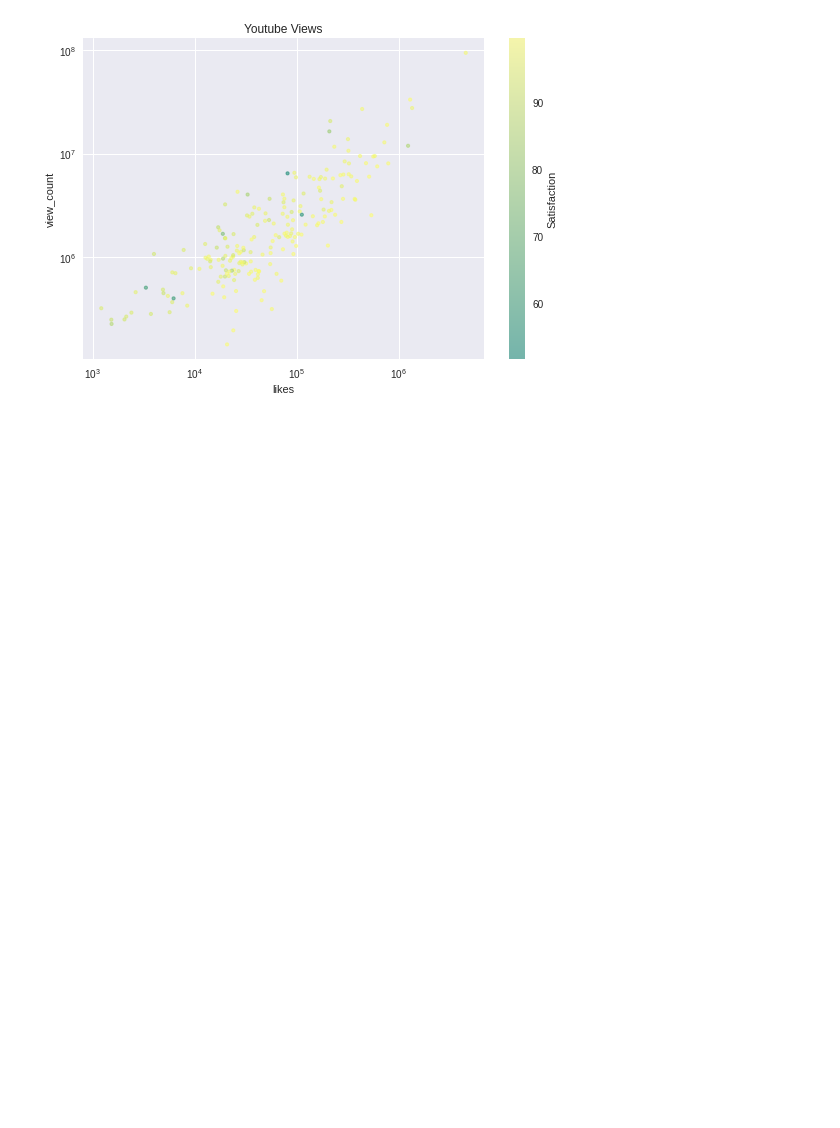
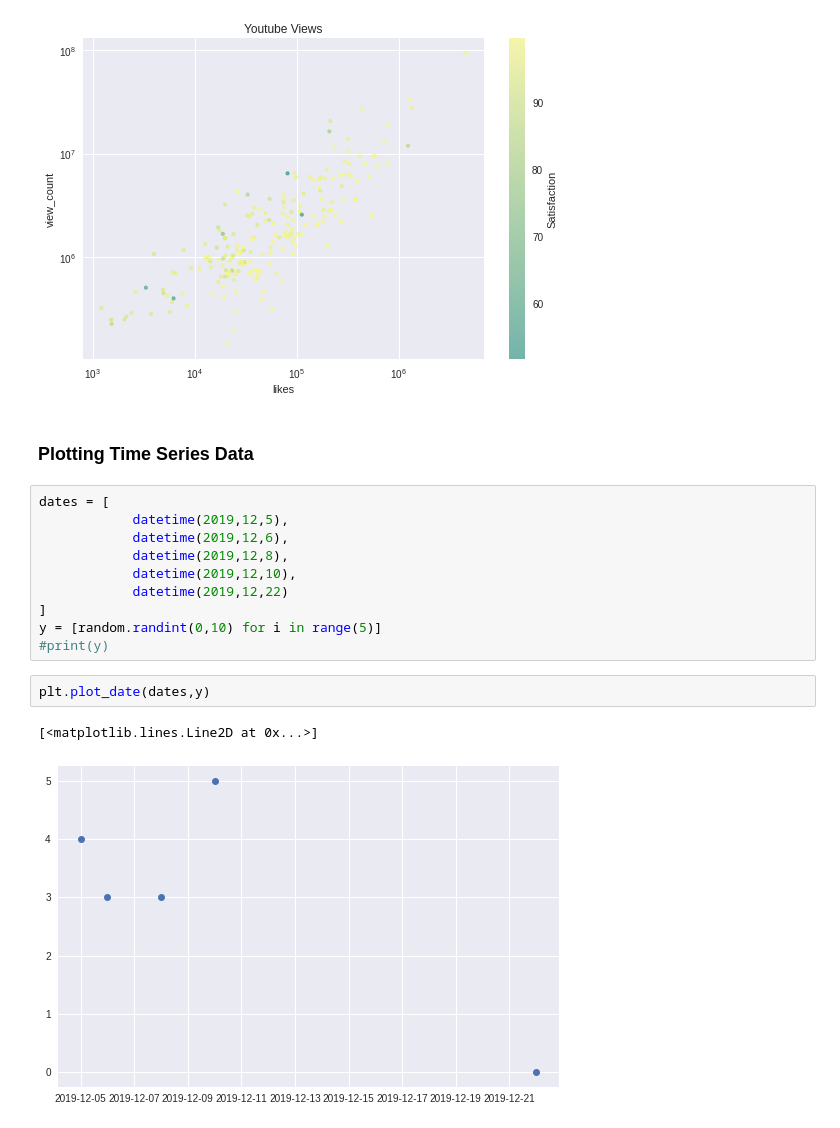
Before and after one commit to nofile000/Deep-Learning-Prerequisites-The-Numpy-Stack-in-Python-V2-, a Jupyter notebook: Matplotlib.ipynb, the cells around one changed output. Drawn from its saved outputs; the diff is of its cells as text; blank space fills up the shorter version.

Commit message:
finishing matplot lib, included subplots,live data

```diff
--- a/Matplotlib.ipynb
+++ b/Matplotlib.ipynb
@@ -309,3 +314,20 @@ cbar = plt.colorbar()
 cbar.set_label('Satisfaction')
 # %% [output]
 [figure]
+# %% [markdown]
+### Plotting Time Series Data
+# %%
+dates = [
+            datetime(2019,12,5),
+            datetime(2019,12,6),
+            datetime(2019,12,8),
+            datetime(2019,12,10),
+            datetime(2019,12,22)
+]
+y = [random.randint(0,10) for i in range(5)]
+#print(y)
+# %%
+plt.plot_date(dates,y)
+# %% [output]
+[<matplotlib.lines.Line2D at 0x...>]
+[figure, added]
```
Also changed, not shown: parts of 17 cells of this notebook.
